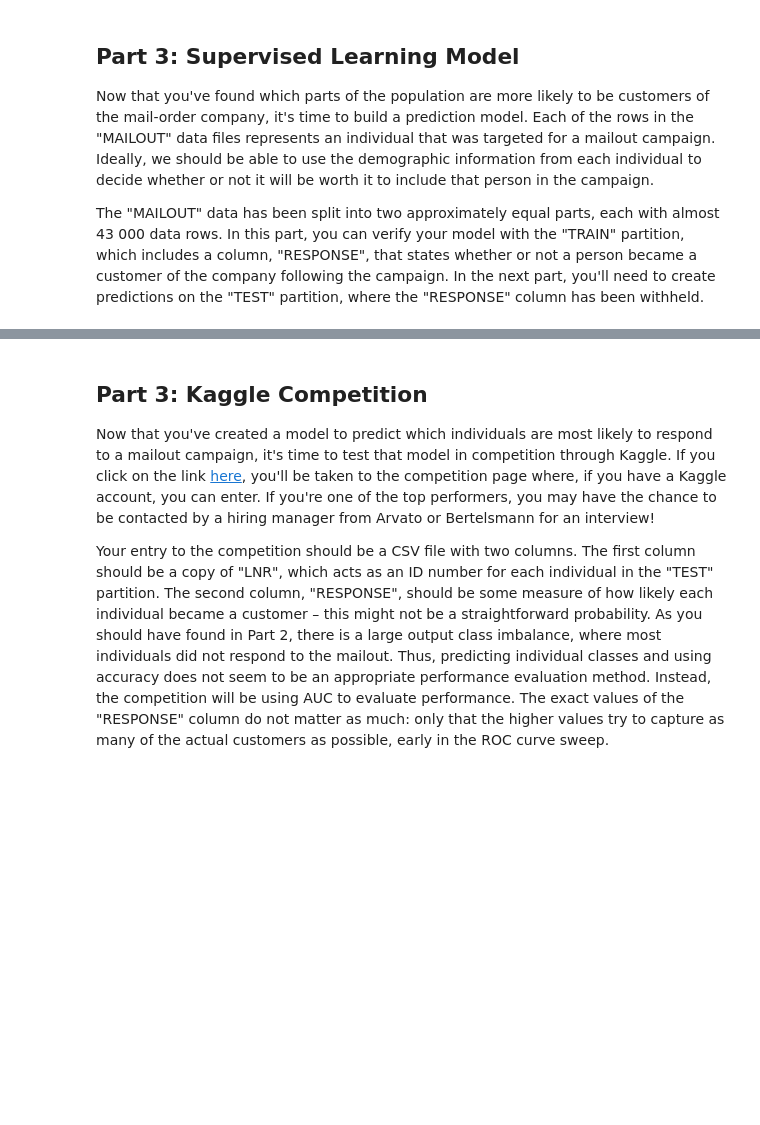
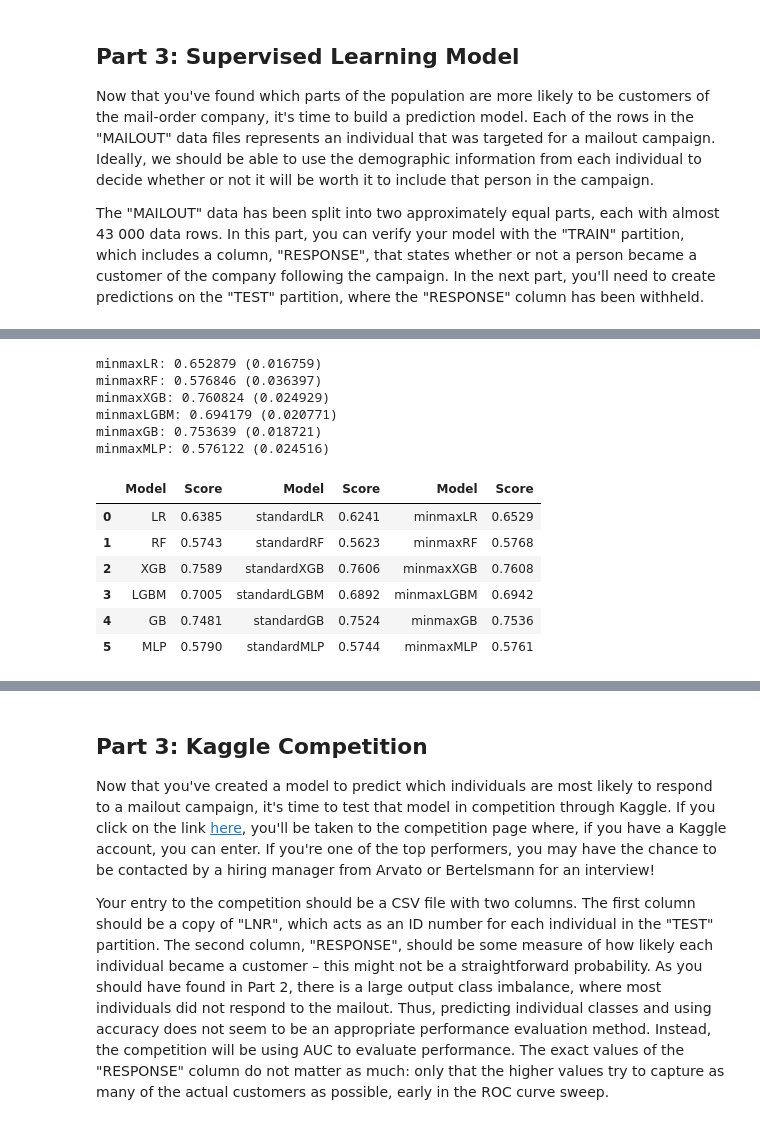
Before and after one commit to michanN/capstone-arvato, a Jupyter notebook: Arvato Project Workbook.ipynb, the cells around one changed output, grey strips where cells are left out. Saved outputs shown, nothing was run; the diff lists cells and outputs as text; code cells hidden in the pictures; blank space fills up the shorter version.

```diff
--- a/Arvato Project Workbook.ipynb
+++ b/Arvato Project Workbook.ipynb
@@ -700,0 +747,4 @@ mailout_train = pd.read_csv('../../data/Term2/capstone/arvato_data/Udacity_MAILO
+# %%
+# 5 stratified folds
+skf = StratifiedKFold(n_splits=5, random_state=SEED, shuffle=True)
+skf.get_n_splits(mailout_train_cleaned, target)
@@ -700,0 +794,13 @@ mailout_train = pd.read_csv('../../data/Term2/capstone/arvato_data/Udacity_MAILO
+# %%
+def create_score_df(names, results):
+    def floatingDecimals(f_val, dec=3):
+        prc = "{:."+str(dec)+"f}"
+
+        return float(prc.format(f_val))
+
+    scores = []
+    for r in results:
+        scores.append(floatingDecimals(r.mean(),4))
+
+    scoreDataFrame = pd.DataFrame({'Model':names, 'Score': scores})
+    return scoreDataFrame
@@ -700,0 +809,6 @@ mailout_train = pd.read_csv('../../data/Term2/capstone/arvato_data/Udacity_MAILO
+# %%
+#unscaled
+models = create_base_models()
+names, results = evaluate(mailout_train_cleaned, target, models)
+baseline_score = create_score_df(names, results)
+baseline_score
@@ -700,0 +829,8 @@ mailout_train = pd.read_csv('../../data/Term2/capstone/arvato_data/Udacity_MAILO
+# %%
+# standard scaler
+models = get_scaled_preprocess('standard')
+names, results = evaluate(X_train, y_train, models)
+standard_scaler_score = create_score_df(names, results)
+
+df_score = pd.concat([baseline_score, standard_scaler_score], axis=1)
+df_score
@@ -700,0 +851,22 @@ mailout_train = pd.read_csv('../../data/Term2/capstone/arvato_data/Udacity_MAILO
+# %%
+# minmax scaler
+models = get_scaled_preprocess('minmax')
+names, results = evaluate(X_train, y_train, models)
+minmax_scaler_score = create_score_df(names, results)
+
+df_score = pd.concat([df_score, minmax_scaler_score], axis=1)
+df_score
+# %% [output]
+minmaxLR: 0.652879 (0.016759)
+minmaxRF: 0.576846 (0.036397)
+minmaxXGB: 0.760824 (0.024929)
+minmaxLGBM: 0.694179 (0.020771)
+minmaxGB: 0.753639 (0.018721)
+minmaxMLP: 0.576122 (0.024516)
+|  | Model | Score | Model | Score | Model | Score |
+| 0 | LR | 0.6385 | standardLR | 0.6241 | minmaxLR | 0.6529 |
+| 1 | RF | 0.5743 | standardRF | 0.5623 | minmaxRF | 0.5768 |
+| 2 | XGB | 0.7589 | standardXGB | 0.7606 | minmaxXGB | 0.7608 |
+| 3 | LGBM | 0.7005 | standardLGBM | 0.6892 | minmaxLGBM | 0.6942 |
+| 4 | GB | 0.7481 | standardGB | 0.7524 | minmaxGB | 0.7536 |
+| 5 | MLP | 0.5790 | standardMLP | 0.5744 | minmaxMLP | 0.5761 |
```
Also changed, not shown: parts of 56 cells of this notebook, 2 other files.
